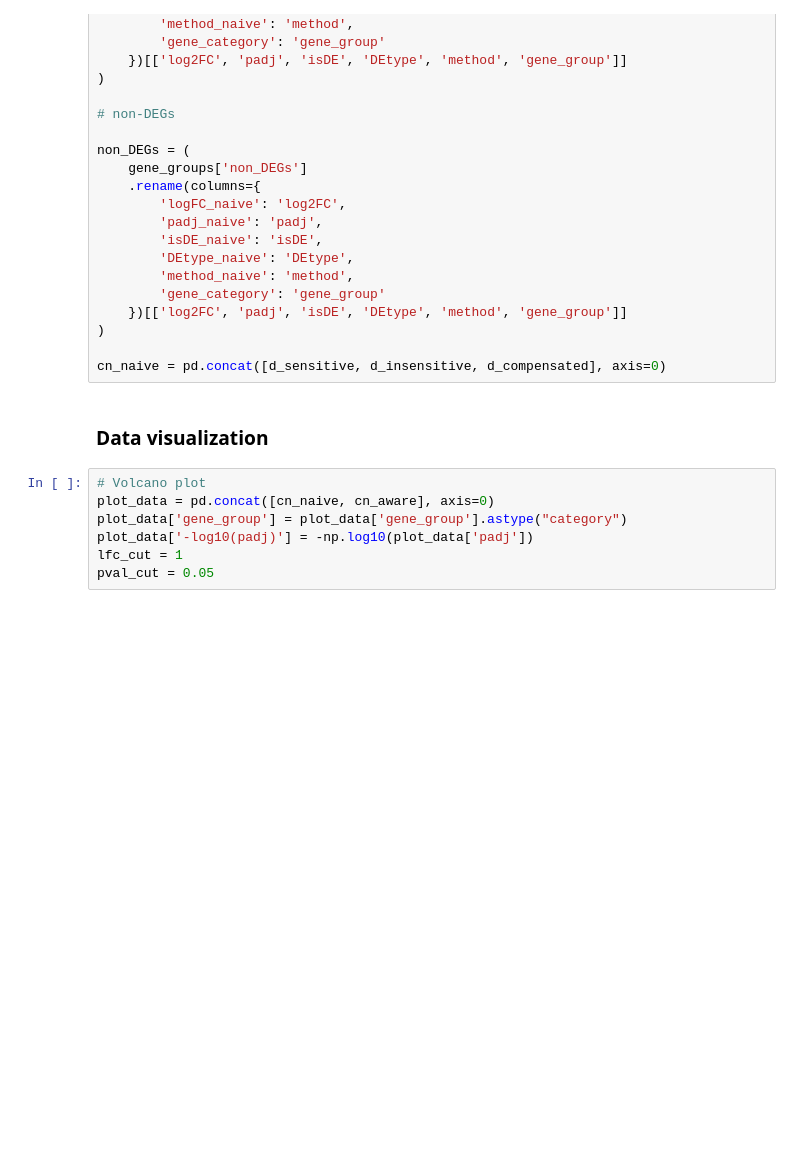
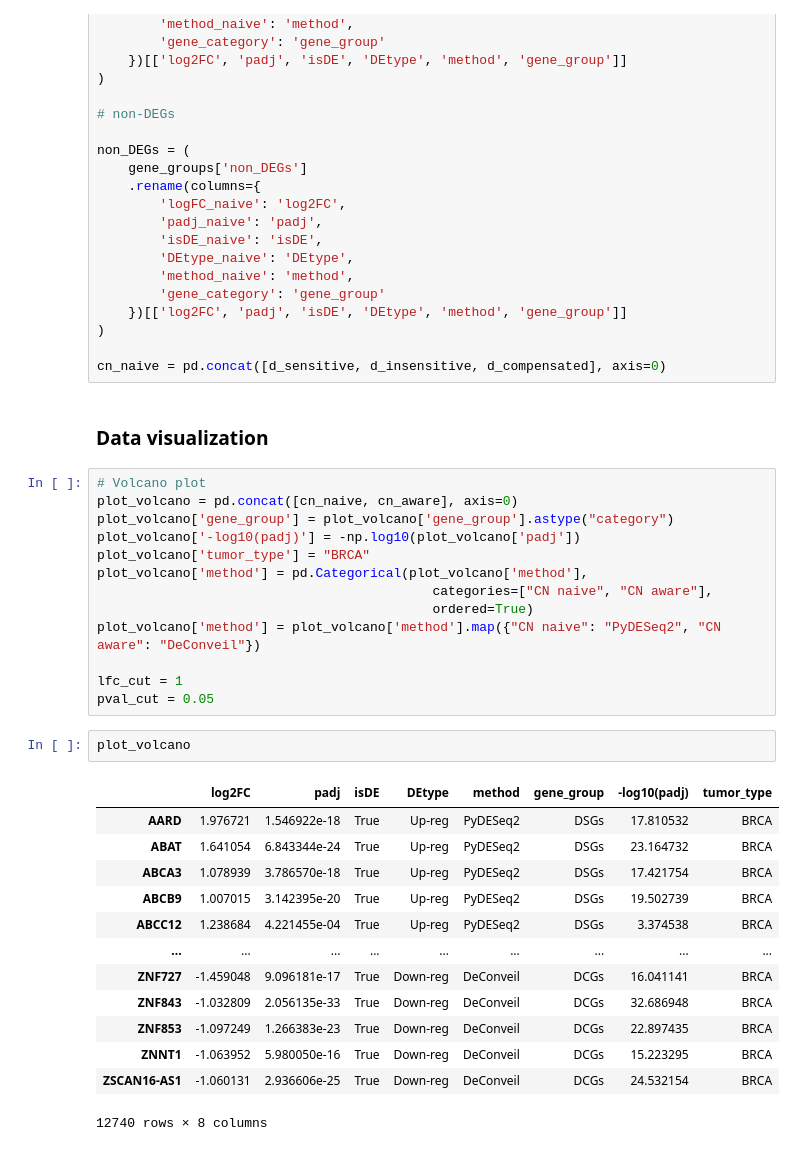
Before and after one commit to kdavydzenka/DeConveil, a Jupyter notebook: test_deconveil.ipynb, the cells around one changed output. Drawn from its saved outputs; the diff is of its cells as text; blank space fills up the shorter version.

```diff
--- a/test_deconveil.ipynb
+++ b/test_deconveil.ipynb
@@ -512,8 +515,30 @@ cn_naive = pd.concat([d_sensitive, d_insensitive, d_compensated], axis=0)
 ### Data visualization
 # %%
 # Volcano plot
-plot_data = pd.concat([cn_naive, cn_aware], axis=0)
-plot_data['gene_group'] = plot_data['gene_group'].astype("category")
-plot_data['-log10(padj)'] = -np.log10(plot_data['padj'])
+plot_volcano = pd.concat([cn_naive, cn_aware], axis=0)
+plot_volcano['gene_group'] = plot_volcano['gene_group'].astype("category")
+plot_volcano['-log10(padj)'] = -np.log10(plot_volcano['padj'])
+plot_volcano['tumor_type'] = "BRCA"
+plot_volcano['method'] = pd.Categorical(plot_volcano['method'],
+                                           categories=["CN naive", "CN aware"],
+                                           ordered=True)
+plot_volcano['method'] = plot_volcano['method'].map({"CN naive": "PyDESeq2", "CN aware": "DeConveil"})
+
 lfc_cut = 1
 pval_cut = 0.05
+# %%
+plot_volcano
+# %% [output]
+|  | log2FC | padj | isDE | DEtype | method | gene_group | -log10(padj) | tumor_type |
+| AARD | 1.976721 | 1.546922e-18 | True | Up-reg | PyDESeq2 | DSGs | 17.810532 | BRCA |
+| ABAT | 1.641054 | 6.843344e-24 | True | Up-reg | PyDESeq2 | DSGs | 23.164732 | BRCA |
+| ABCA3 | 1.078939 | 3.786570e-18 | True | Up-reg | PyDESeq2 | DSGs | 17.421754 | BRCA |
+| ABCB9 | 1.007015 | 3.142395e-20 | True | Up-reg | PyDESeq2 | DSGs | 19.502739 | BRCA |
+| ABCC12 | 1.238684 | 4.221455e-04 | True | Up-reg | PyDESeq2 | DSGs | 3.374538 | BRCA |
+| ... | ... | ... | ... | ... | ... | ... | ... | ... |
+| ZNF727 | -1.459048 | 9.096181e-17 | True | Down-reg | DeConveil | DCGs | 16.041141 | BRCA |
+| ZNF843 | -1.032809 | 2.056135e-33 | True | Down-reg | DeConveil | DCGs | 32.686948 | BRCA |
+| ZNF853 | -1.097249 | 1.266383e-23 | True | Down-reg | DeConveil | DCGs | 22.897435 | BRCA |
+| ZNNT1 | -1.063952 | 5.980050e-16 | True | Down-reg | DeConveil | DCGs | 15.223295 | BRCA |
+| ZSCAN16-AS1 | -1.060131 | 2.936606e-25 | True | Down-reg | DeConveil | DCGs | 24.532154 | BRCA |
+12740 rows × 8 columns
```
Also changed, not shown: parts of 18 cells of this notebook, 2 other files.
